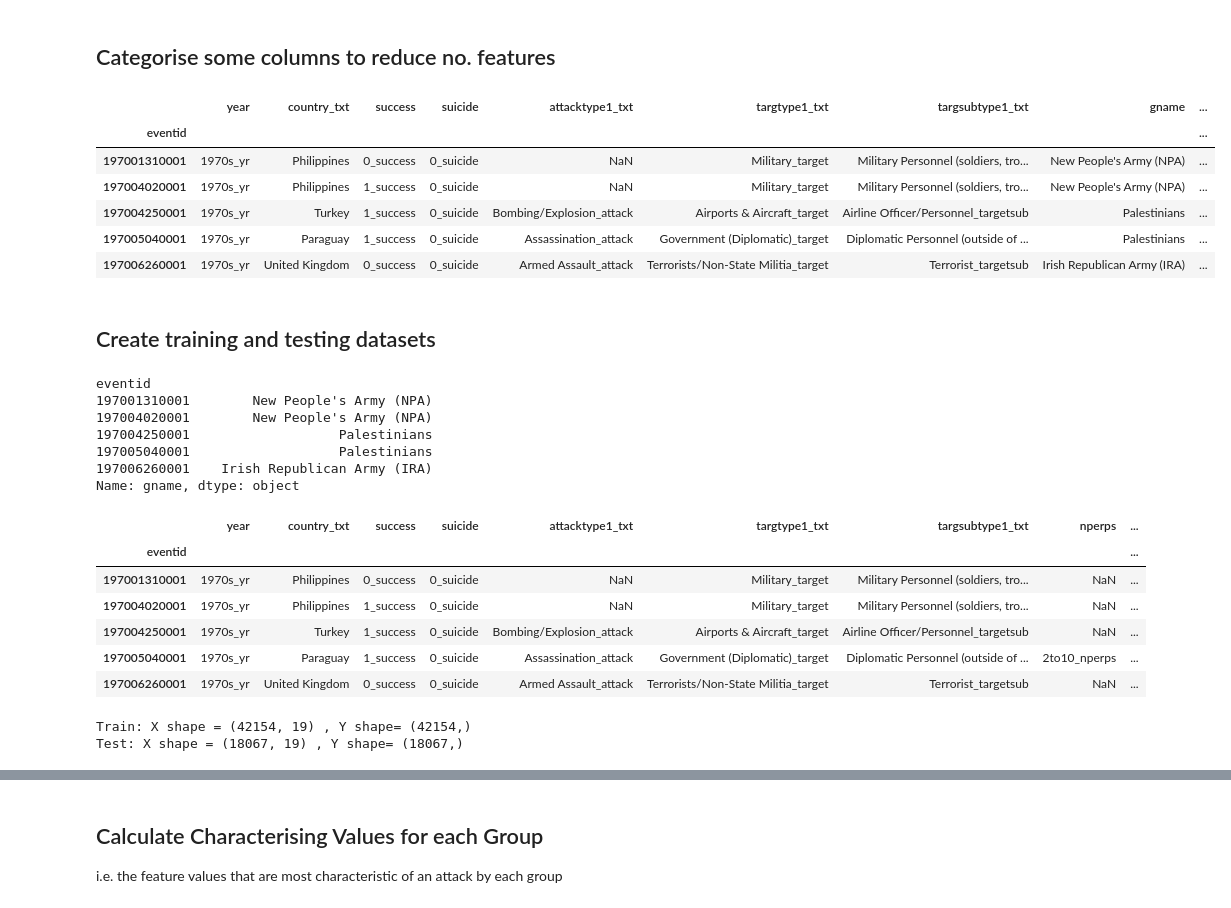
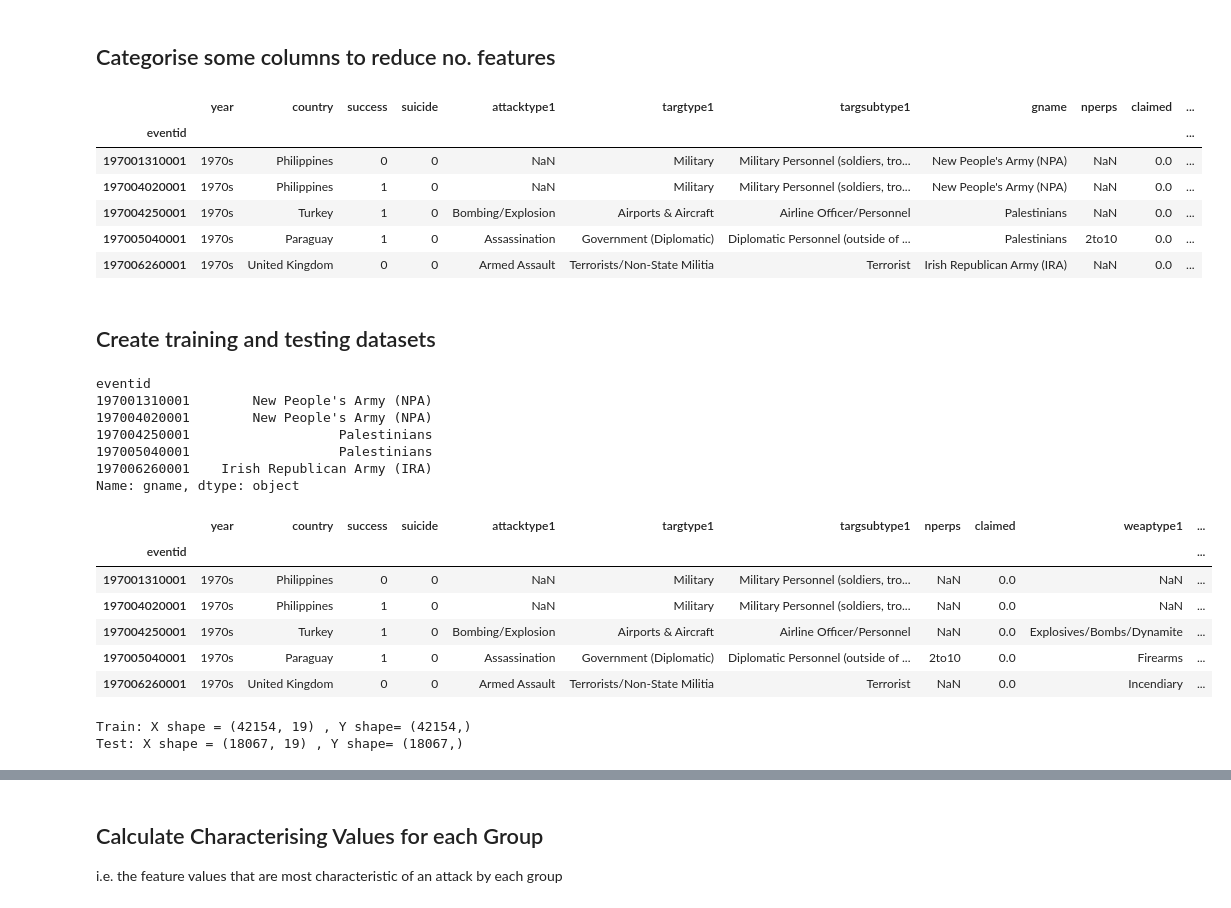
Before and after one commit to jack89roberts/GTD, a Jupyter notebook: GTD_GrpFeatures.ipynb, the cells around one changed output, grey strips where cells are left out. Saved outputs shown, nothing was run; the diff lists cells and outputs as text; code cells hidden in the pictures.

```diff
--- a/GTD_GrpFeatures.ipynb
+++ b/GTD_GrpFeatures.ipynb
@@ -24,7 +24,11 @@ df = pd.read_excel('GTD_0617dist/globalterrorismdb_0617dist.xlsx',
                    usecols=cols_to_extract,
                    na_values = ['Unknown','-99','-9','Not Applicable'])
 
+# setting index in read statement doesn't seem to work, so do it here
 df.set_index('eventid',inplace=True)
 
+# replace unwanted _txt suffix from column names
+df.columns = df.columns.str.replace('_txt','')
+
 df.info()
 # %% [output]
@@ -71,15 +87,15 @@ df.rename(columns={'iyear':'year'}, inplace=True)
 df['claimed'].fillna(0,inplace=True)
 
 # remove some values that don't give useful information
-df['weaptype1_txt'].replace('Other',np.nan,inplace=True)
+df['weaptype1'].replace('Other',np.nan,inplace=True)
 
-df['weapsubtype1_txt'].replace(['Unknown Gun Type', 'Unknown Explosive Type',
+df['weapsubtype1'].replace(['Unknown Gun Type', 'Unknown Explosive Type',
                                 'Other Explosive Type', 'Unknown Weapon Type',
                                 'Other Gun Type'], np.nan, inplace=True)
 
-df['targtype1_txt'].replace('Other',np.nan,inplace=True)
+df['targtype1'].replace('Other',np.nan,inplace=True)
 
-df['targsubtype1_txt'].replace(['Other Personnel', 'Other (including online news agencies)', 'Other Facility'],
+df['targsubtype1'].replace(['Other Personnel', 'Other (including online news agencies)', 'Other Facility'],
                                np.nan,inplace=True)
 
 
@@ -107,46 +123,28 @@ memory usage: 9.6+ MB
 # %%
 # Numeric columns - convert to values for 0, 1, 2-10, and more than 10
 conv_numeric = ['nkill','nwound','nperps','nhostkid']
 
 for col in conv_numeric:
     df[col] = pd.cut(df[col],
                         [-0.1,0.9,1.9,10.9,max(df[col])+0.1],
-                        labels=['0_'+col,'1_'+col,'2to10_'+col,'11+_'+col])
-
-# boolean columns - add column suffix
-conv_bool = ['success','suicide','claimed','ishostkid','ransom','property']
-
-for col in conv_bool:
-    df[col].replace({0:('0_'+col),1:('1_'+col)},inplace=True)
+                        labels=['0','1','2to10','11'])
 
 # bin year in to decades
 df['year'] = pd.cut(df['year'],
                         [1969.9,1979.9,1989.9,1999.9,2009.9,2019.9],
-                        labels=['1970s_yr','1980s_yr','1990s_yr','2000s_yr','2010s_yr'])
-
-# add suffixes to some column values to help understanding later
-add_suffix = {'targtype1_txt':'_target',
-              'attacktype1_txt':'_attack',
-              'targsubtype1_txt':'_targetsub',
-              'weaptype1_txt':'_weapon',
-              'weapsubtype1_txt':'_weaponsub',
-              'propextent_txt':'_property'}
-
-for col,suffix in add_suffix.items():
-    rows = df[col].notnull()
-    df.loc[rows,col] = df.loc[rows,col] + suffix
+                        labels=['1970s','1980s','1990s','2000s','2010s'])
 
 display(df.head())
 
 # warning message below r.e. empty bins
 # %% [output]
-|  | year | country_txt | success | suicide | attacktype1_txt | targtype1_txt | targsubtype1_txt | gname | ... |
-| eventid |  |  |  |  |  |  |  |  | ... |
-| 197001310001 | 1970s_yr | Philippines | 0_success | 0_suicide | NaN | Military_target | Military Personnel (soldiers, tro... | New People's Army (NPA) | ... |
-| 197004020001 | 1970s_yr | Philippines | 1_success | 0_suicide | NaN | Military_target | Military Personnel (soldiers, tro... | New People's Army (NPA) | ... |
-| 197004250001 | 1970s_yr | Turkey | 1_success | 0_suicide | Bombing/Explosion_attack | Airports & Aircraft_target | Airline Officer/Personnel_targetsub | Palestinians | ... |
-| 197005040001 | 1970s_yr | Paraguay | 1_success | 0_suicide | Assassination_attack | Government (Diplomatic)_target | Diplomatic Personnel (outside of ... | Palestinians | ... |
-| 197006260001 | 1970s_yr | United Kingdom | 0_success | 0_suicide | Armed Assault_attack | Terrorists/Non-State Militia_target | Terrorist_targetsub | Irish Republican Army (IRA) | ... |
+|  | year | country | success | suicide | attacktype1 | targtype1 | targsubtype1 | gname | nperps | claimed | ... |
+| eventid |  |  |  |  |  |  |  |  |  |  | ... |
+| 197001310001 | 1970s | Philippines | 0 | 0 | NaN | Military | Military Personnel (soldiers, tro... | New People's Army (NPA) | NaN | 0.0 | ... |
+| 197004020001 | 1970s | Philippines | 1 | 0 | NaN | Military | Military Personnel (soldiers, tro... | New People's Army (NPA) | NaN | 0.0 | ... |
+| 197004250001 | 1970s | Turkey | 1 | 0 | Bombing/Explosion | Airports & Aircraft | Airline Officer/Personnel | Palestinians | NaN | 0.0 | ... |
+| 197005040001 | 1970s | Paraguay | 1 | 0 | Assassination | Government (Diplomatic) | Diplomatic Personnel (outside of ... | Palestinians | 2to10 | 0.0 | ... |
+| 197006260001 | 1970s | United Kingdom | 0 | 0 | Armed Assault | Terrorists/Non-State Militia | Terrorist | Irish Republican Army (IRA) | NaN | 0.0 | ... |
 # %% [markdown]
 ## Create training and testing datasets
 # %%
@@ -178,12 +176,12 @@ eventid
 197005040001                   Palestinians
 197006260001    Irish Republican Army (IRA)
 Name: gname, dtype: object
-|  | year | country_txt | success | suicide | attacktype1_txt | targtype1_txt | targsubtype1_txt | nperps | ... |
-| eventid |  |  |  |  |  |  |  |  | ... |
-| 197001310001 | 1970s_yr | Philippines | 0_success | 0_suicide | NaN | Military_target | Military Personnel (soldiers, tro... | NaN | ... |
-| 197004020001 | 1970s_yr | Philippines | 1_success | 0_suicide | NaN | Military_target | Military Personnel (soldiers, tro... | NaN | ... |
-| 197004250001 | 1970s_yr | Turkey | 1_success | 0_suicide | Bombing/Explosion_attack | Airports & Aircraft_target | Airline Officer/Personnel_targetsub | NaN | ... |
-| 197005040001 | 1970s_yr | Paraguay | 1_success | 0_suicide | Assassination_attack | Government (Diplomatic)_target | Diplomatic Personnel (outside of ... | 2to10_nperps | ... |
-| 197006260001 | 1970s_yr | United Kingdom | 0_success | 0_suicide | Armed Assault_attack | Terrorists/Non-State Militia_target | Terrorist_targetsub | NaN | ... |
+|  | year | country | success | suicide | attacktype1 | targtype1 | targsubtype1 | nperps | claimed | weaptype1 | ... |
+| eventid |  |  |  |  |  |  |  |  |  |  | ... |
+| 197001310001 | 1970s | Philippines | 0 | 0 | NaN | Military | Military Personnel (soldiers, tro... | NaN | 0.0 | NaN | ... |
+| 197004020001 | 1970s | Philippines | 1 | 0 | NaN | Military | Military Personnel (soldiers, tro... | NaN | 0.0 | NaN | ... |
+| 197004250001 | 1970s | Turkey | 1 | 0 | Bombing/Explosion | Airports & Aircraft | Airline Officer/Personnel | NaN | 0.0 | Explosives/Bombs/Dynamite | ... |
+| 197005040001 | 1970s | Paraguay | 1 | 0 | Assassination | Government (Diplomatic) | Diplomatic Personnel (outside of ... | 2to10 | 0.0 | Firearms | ... |
+| 197006260001 | 1970s | United Kingdom | 0 | 0 | Armed Assault | Terrorists/Non-State Militia | Terrorist | NaN | 0.0 | Incendiary | ... |
 Train: X shape = (42154, 19) , Y shape= (42154,)
 Test: X shape = (18067, 19) , Y shape= (18067,)
```
Also changed, not shown: parts of 19 cells of this notebook.
